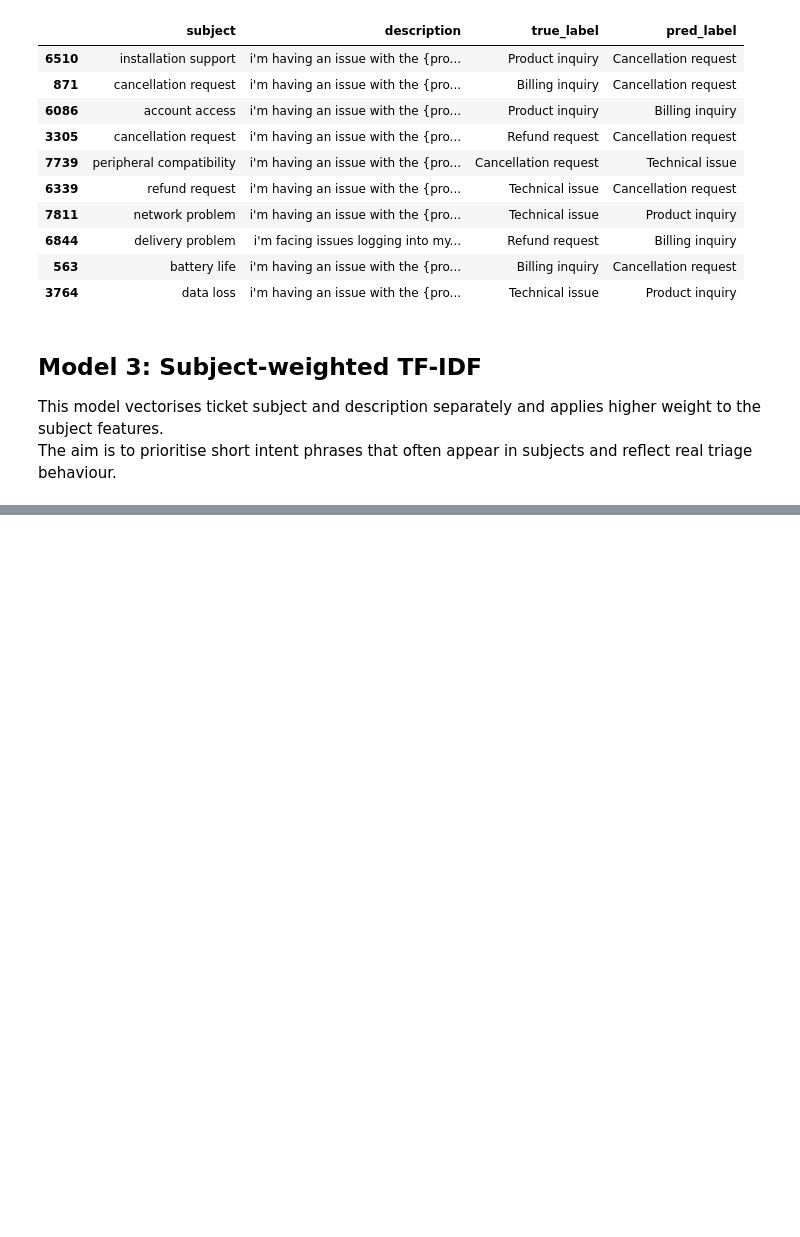
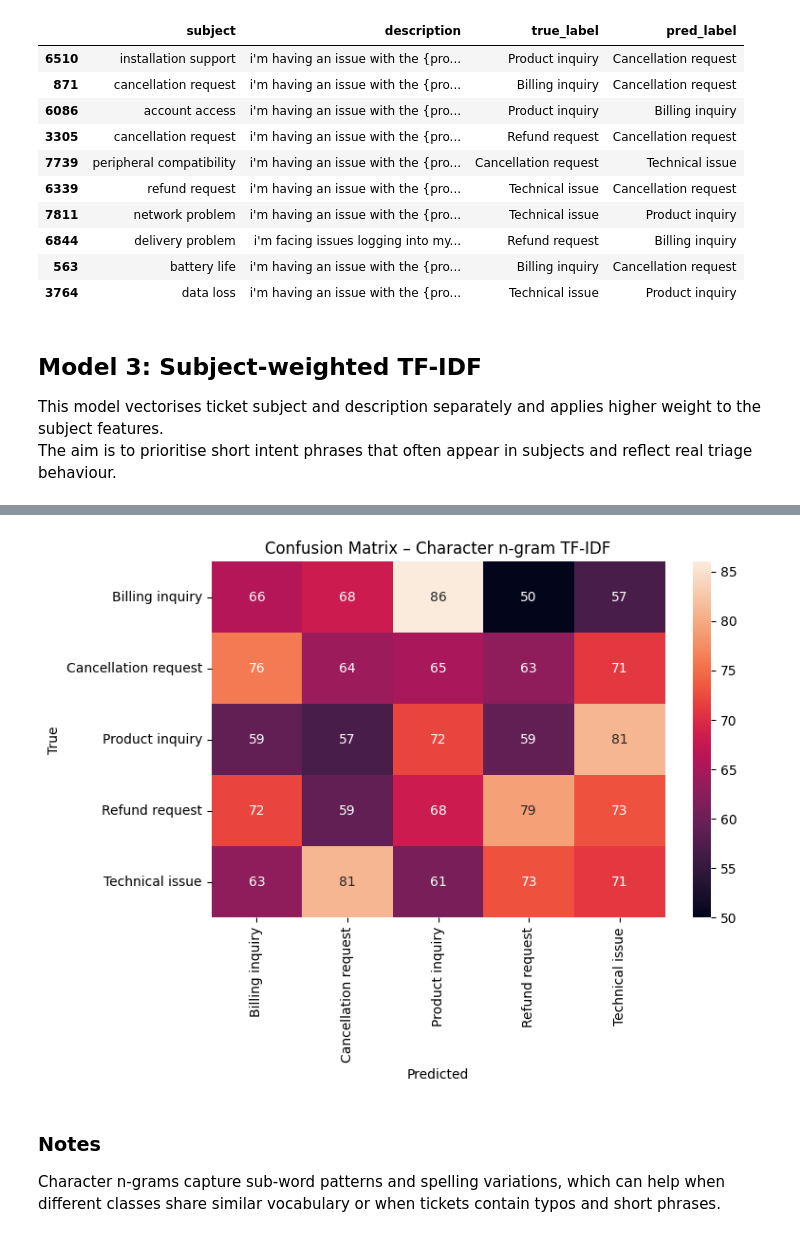
Before and after one commit to Grace-Ogunsanwo/customer-support-ticket-routing, a Jupyter notebook: notebooks/01_eda_and_text_preprocessing.ipynb, the cells around one changed output, grey strips where cells are left out. Saved outputs shown, nothing was run; the diff lists cells and outputs as text; code cells hidden in the pictures; blank space fills up the shorter version.

Commit message:
Add character n-gram TF-IDF model

```diff
--- a/notebooks/01_eda_and_text_preprocessing.ipynb
+++ b/notebooks/01_eda_and_text_preprocessing.ipynb
@@ -814,0 +817,18 @@ The aim is to prioritise short intent phrases that often appear in subjects and
+# %%
+from sklearn.pipeline import Pipeline
+from sklearn.feature_extraction.text import TfidfVectorizer
+from sklearn.linear_model import LogisticRegression
+
+char_ngram_model = Pipeline([
+    ("tfidf", TfidfVectorizer(
+        analyzer="char",
+        ngram_range=(3, 5),
+        min_df=2
+    )),
+    ("clf", LogisticRegression(
+        max_iter=2000,
+        class_weight="balanced"
+    ))
+])
+
+char_ngram_model.fit(X_train_text, y_train)
@@ -814,0 +841,5 @@ The aim is to prioritise short intent phrases that often appear in subjects and
+# %%
+from sklearn.metrics import classification_report
+
+y_pred_char = char_ngram_model.predict(X_test_text)
+print(classification_report(y_test, y_pred_char))
@@ -814,0 +858,20 @@ The aim is to prioritise short intent phrases that often appear in subjects and
+# %%
+from sklearn.metrics import confusion_matrix
+import matplotlib.pyplot as plt
+import seaborn as sns
+
+labels = char_ngram_model.classes_
+cm = confusion_matrix(y_test, y_pred_char, labels=labels)
+
+plt.figure(figsize=(8, 6))
+sns.heatmap(cm, annot=True, fmt="d", xticklabels=labels, yticklabels=labels)
+plt.xlabel("Predicted")
+plt.ylabel("True")
+plt.title("Confusion Matrix – Character n-gram TF-IDF")
+plt.tight_layout()
+plt.show()
+# %% [output]
+[figure, added]
+# %% [markdown]
+### Notes
+Character n-grams capture sub-word patterns and spelling variations, which can help when different classes share similar vocabulary or when tickets contain typos and short phrases.
```
Also changed, not shown: parts of 3 cells of this notebook.
